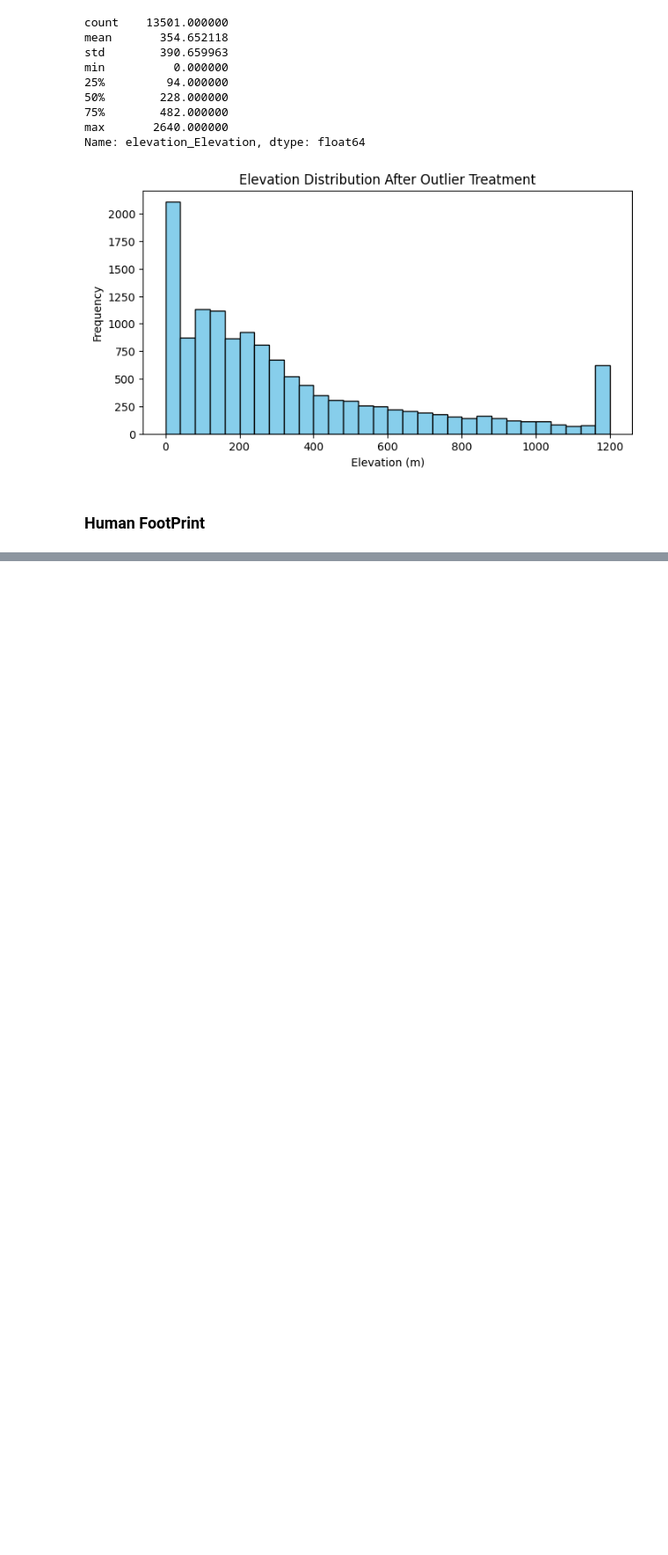
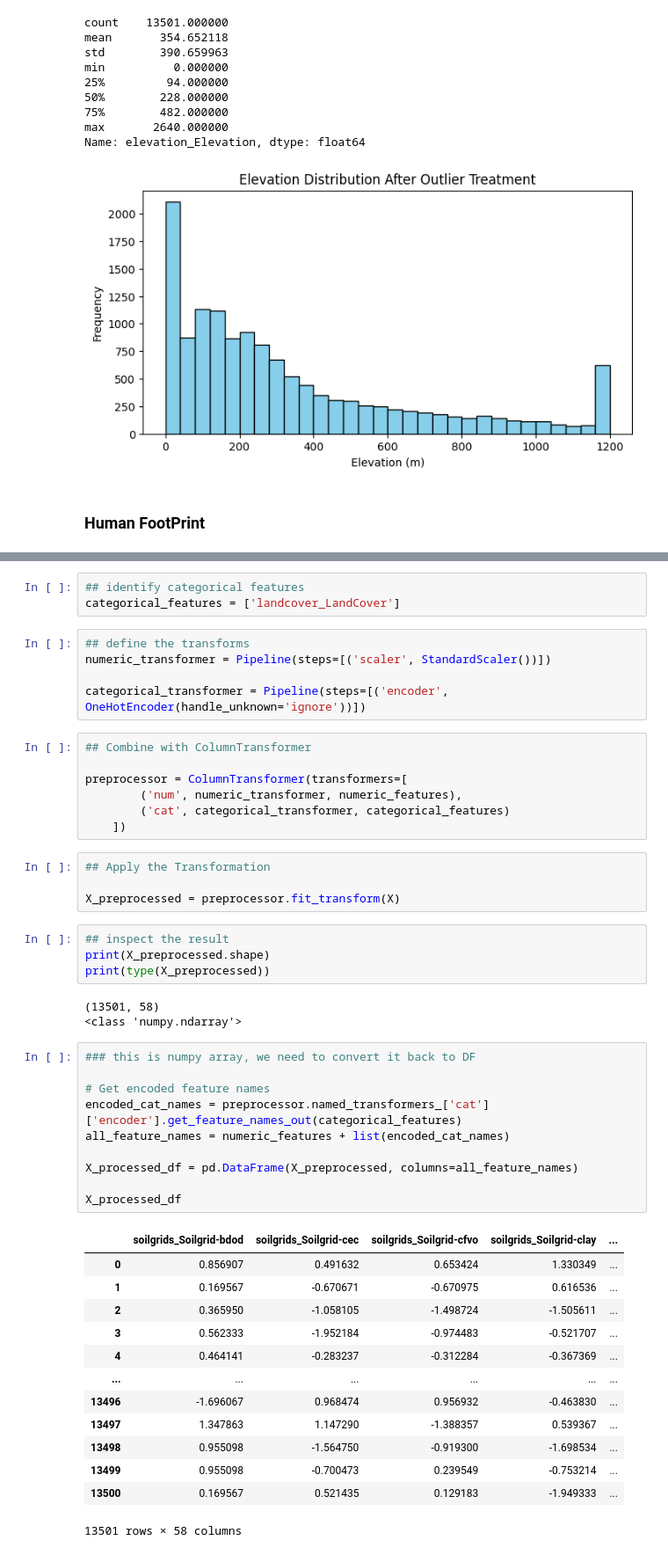
Before and after one commit to emanuel-gf/PlantNet-Species-ML-Project, a Jupyter notebook: milestone_part1.ipynb, the cells around one changed output, grey strips where cells are left out. Shown at 88% size. Cells and saved outputs as stored; diff of their text form; blank space fills up the shorter version.

```diff
--- a/milestone_part1.ipynb
+++ b/milestone_part1.ipynb
@@ -507,0 +549,50 @@ LandUse is a qualitative variable and there is no variable however
+# %%
+## identify categorical features
+categorical_features = ['landcover_LandCover']
+# %%
+## define the transforms
+numeric_transformer = Pipeline(steps=[('scaler', StandardScaler())])
+
+categorical_transformer = Pipeline(steps=[('encoder', OneHotEncoder(handle_unknown='ignore'))])
+# %%
+## Combine with ColumnTransformer
+
+preprocessor = ColumnTransformer(transformers=[
+        ('num', numeric_transformer, numeric_features),
+        ('cat', categorical_transformer, categorical_features)
+    ])
+# %%
+## Apply the Transformation
+
+X_preprocessed = preprocessor.fit_transform(X)
+# %%
+## inspect the result
+print(X_preprocessed.shape)
+print(type(X_preprocessed))
+# %% [output]
+(13501, 58)
+<class 'numpy.ndarray'>
+# %%
+### this is numpy array, we need to convert it back to DF
+
+# Get encoded feature names
+encoded_cat_names = preprocessor.named_transformers_['cat']['encoder'].get_feature_names_out(categorical_features)
+all_feature_names = numeric_features + list(encoded_cat_names)
+
+X_processed_df = pd.DataFrame(X_preprocessed, columns=all_feature_names)
+
+X_processed_df
+# %% [output]
+|  | soilgrids_Soilgrid-bdod | soilgrids_Soilgrid-cec | soilgrids_Soilgrid-cfvo | soilgrids_Soilgrid-clay | ... |
+| 0 | 0.856907 | 0.491632 | 0.653424 | 1.330349 | ... |
+| 1 | 0.169567 | -0.670671 | -0.670975 | 0.616536 | ... |
+| 2 | 0.365950 | -1.058105 | -1.498724 | -1.505611 | ... |
+| 3 | 0.562333 | -1.952184 | -0.974483 | -0.521707 | ... |
+| 4 | 0.464141 | -0.283237 | -0.312284 | -0.367369 | ... |
+| ... | ... | ... | ... | ... | ... |
+| 13496 | -1.696067 | 0.968474 | 0.956932 | -0.463830 | ... |
+| 13497 | 1.347863 | 1.147290 | -1.388357 | 0.539367 | ... |
+| 13498 | 0.955098 | -1.564750 | -0.919300 | -1.698534 | ... |
+| 13499 | 0.955098 | -0.700473 | 0.239549 | -0.753214 | ... |
+| 13500 | 0.169567 | 0.521435 | 0.129183 | -1.949333 | ... |
+13501 rows × 58 columns
```
Also changed, not shown: parts of 7 cells of this notebook.
